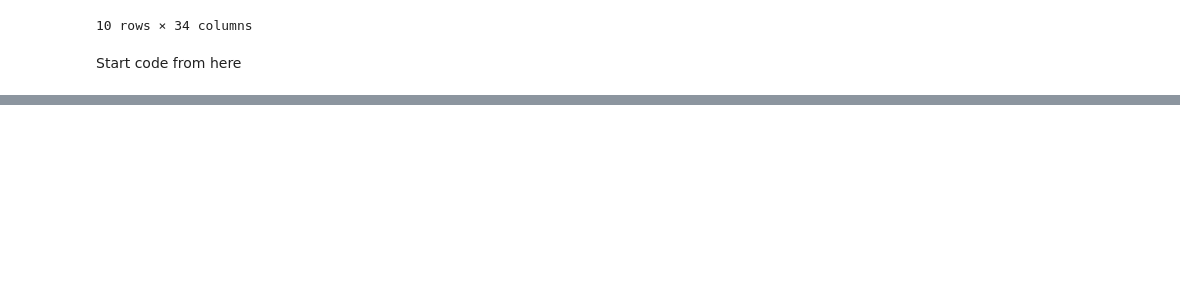
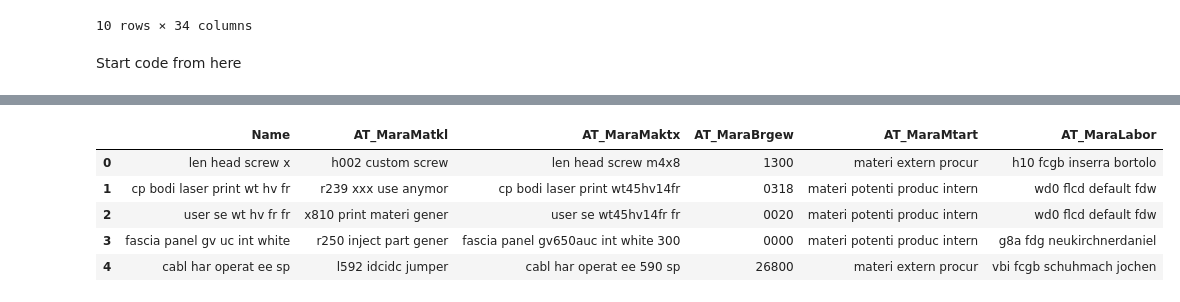
Before and after one commit to danielschulz/OMM-Innovation, a Jupyter notebook: preprocessing.ipynb, the cells around one changed output, grey strips where cells are left out. Cells and saved outputs as stored; diff of their text form; code cells hidden in the pictures; blank space fills up the shorter version.

```diff
--- a/preprocessing.ipynb
+++ b/preprocessing.ipynb
@@ -68,0 +35,41 @@ def heavy_text_clean(x):
+# %%
+# text preprocessing
+import re
+import string
+import nltk
+from nltk.corpus import stopwords
+from nltk.stem.porter import PorterStemmer
+from nltk.stem import WordNetLemmatizer
+
+nltk.download('stopwords')
+nltk.download('wordnet')
+
+# Rule: all functions must be idempotent (i.e. f(f(x)) = f(x))
+
+# remove all non-alphanumeric characters (id) in Name
+df3['Name'].replace(r'[^a-zA-Z]', ' ', regex=True, inplace=True)
+
+# convert all text to lowercase
+df3 = df3.apply(lambda x: x.astype(str).str.lower())
+
+# remove punctuation from columns
+for col in df3.columns:
+    df3[col] = df3[col].apply(lambda x: x.translate(str.maketrans(' ', ' ', string.punctuation)))
+
+# remove all stopwords
+stop_words = stopwords.words('english')
+for col in df3.columns:
+    df3[col] = df3[col].apply(lambda x: ' '.join([word for word in x.split() if word not in (stop_words)]))
+
+# stemming
+ps = PorterStemmer()
+for col in df3.columns:
+    df3[col] = df3[col].apply(lambda x: ' '.join([ps.stem(word) for word in x.split()]))
+
+# lemmatization
+lemmatizer = WordNetLemmatizer()
+for col in df3.columns:
+    df3[col] = df3[col].apply(lambda x: ' '.join([lemmatizer.lemmatize(word) for word in x.split()]))
+
+df3.head()
+# %% [output]
@@ -69,3 +82,9 @@ def heavy_text_clean(x):
+|  | Name | AT_MaraMatkl | AT_MaraMaktx | AT_MaraBrgew | AT_MaraMtart | AT_MaraLabor |
+| 0 | len head screw x | h002 custom screw | len head screw m4x8 | 1300 | materi extern procur | h10 fcgb inserra bortolo |
+| 1 | cp bodi laser print wt hv fr | r239 xxx use anymor | cp bodi laser print wt45hv14fr | 0318 | materi potenti produc intern | wd0 flcd default fdw |
+| 2 | user se wt hv fr fr | x810 print materi gener | user se wt45hv14fr fr | 0020 | materi potenti produc intern | wd0 flcd default fdw |
+| 3 | fascia panel gv uc int white | r250 inject part gener | fascia panel gv650auc int white 300 | 0000 | materi potenti produc intern | g8a fdg neukirchnerdaniel |
+| 4 | cabl har operat ee sp | l592 idcidc jumper | cabl har operat ee 590 sp | 26800 | materi extern procur | vbi fcgb schuhmach jochen |
 # %%
 # prepare dataframes
 
```
Also changed, not shown: parts of 9 cells of this notebook.
